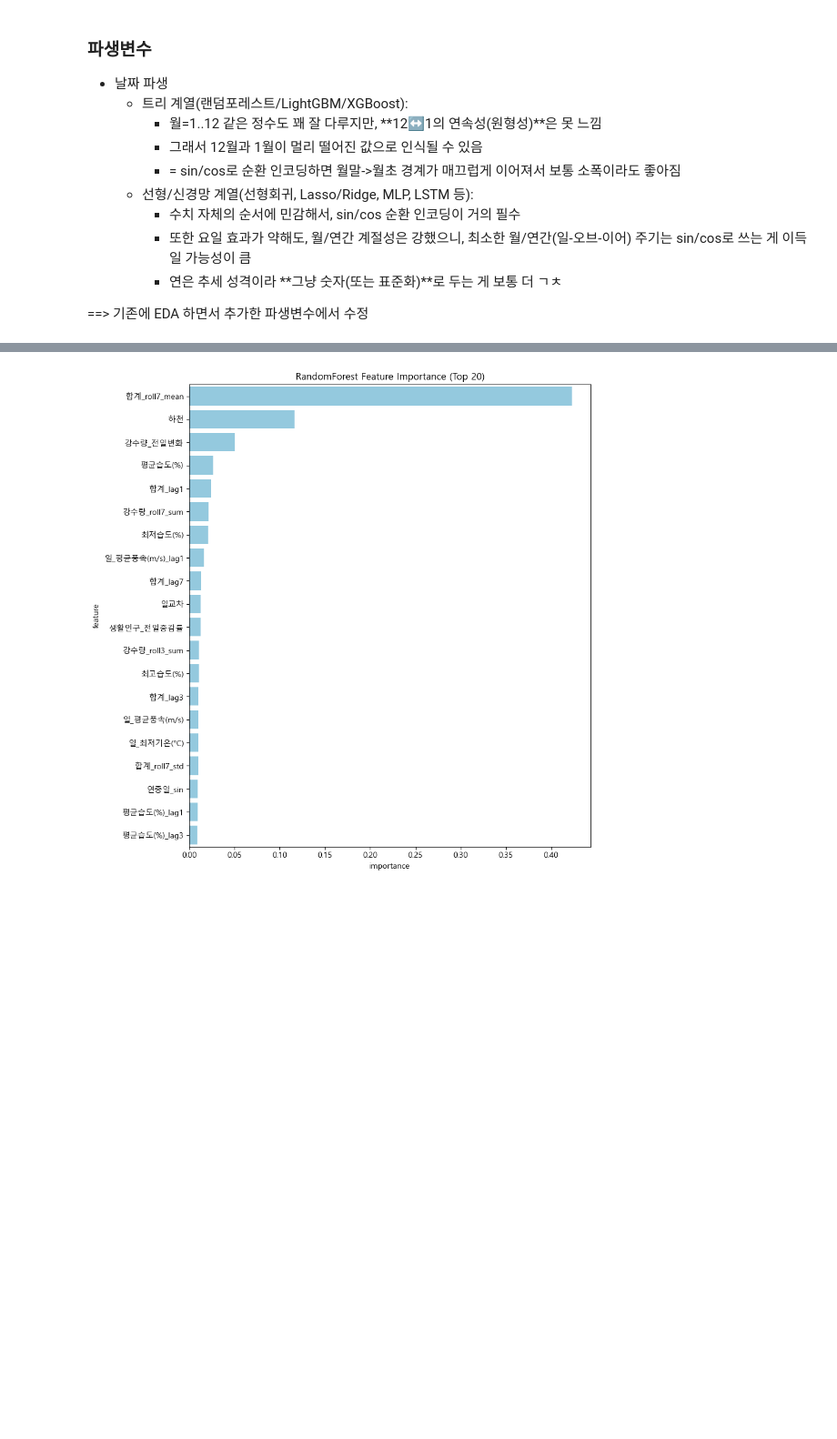
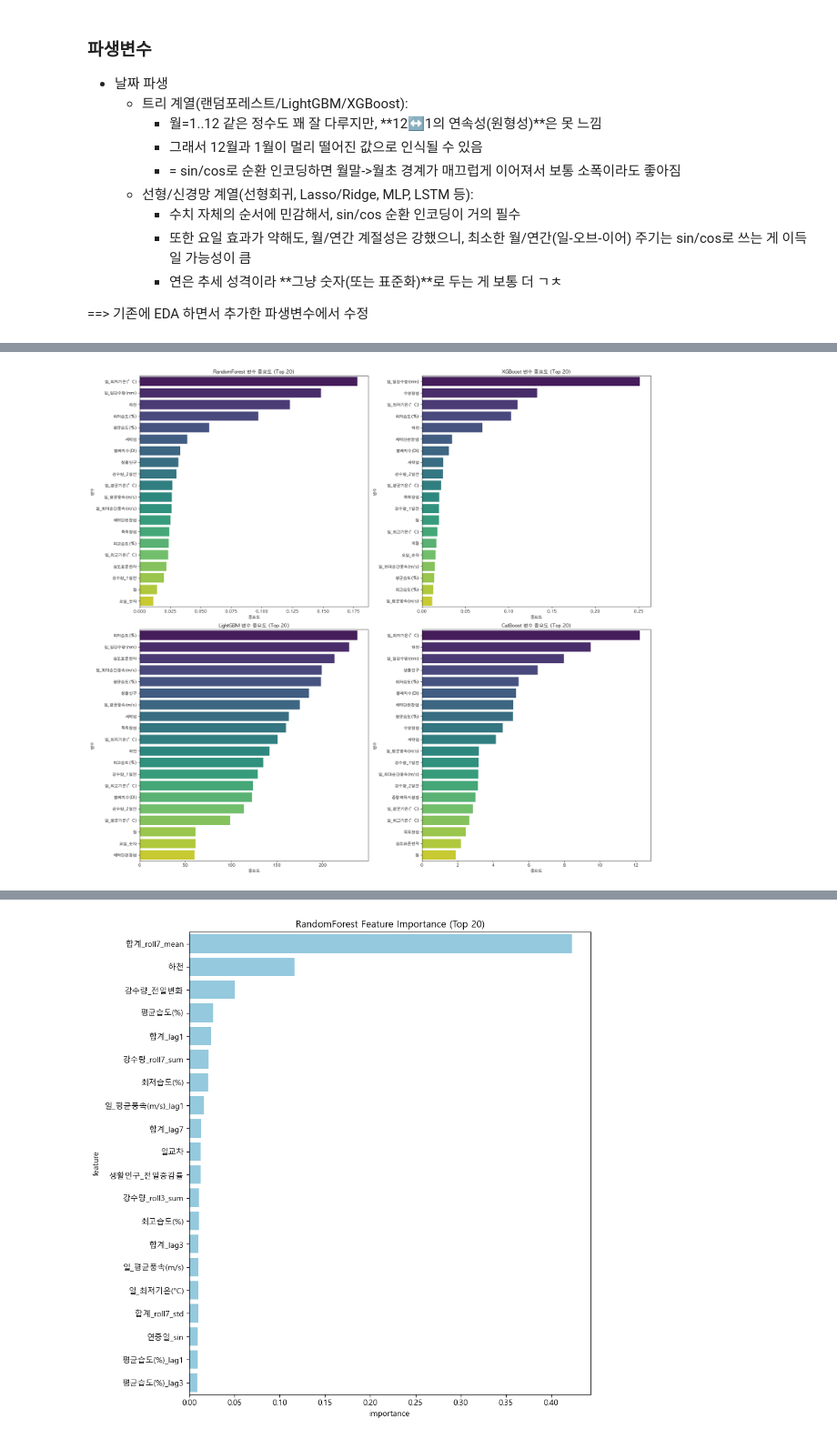
Before and after one commit to mimimoo02/youngwon, a Jupyter notebook: code/model_sewage_1day_pred.ipynb, the cells around one changed output, grey strips where cells are left out. Shown at 91% size. Drawn from its saved outputs; the diff is of its cells as text; code cells hidden in the pictures; blank space fills up the shorter version.

```diff
--- a/code/model_sewage_1day_pred.ipynb
+++ b/code/model_sewage_1day_pred.ipynb
@@ -282,0 +621,21 @@ not_use_col = [
+# %%
+'''
+from sklearn.linear_model import LinearRegression
+from lightgbm import LGBMRegressor
+from sklearn.metrics import r2_score
+
+# 1. 단순 선형 회귀 모델 학습 및 평가
+lr_model = LinearRegression()
+lr_model.fit(X_train_final, y_train)
+lr_pred = lr_model.predict(X_test_final)
+lr_r2 = r2_score(y_test, lr_pred)
+
+# 2. LightGBM 모델 학습 및 평가
+lgbm_model = LGBMRegressor(random_state=42)
+lgbm_model.fit(X_train_final, y_train)
+lgbm_pred = lgbm_model.predict(X_test_final)
+lgbm_r2 = r2_score(y_test, lgbm_pred)
+
+print(f"단순 선형 회귀 모델의 R² 점수: {lr_r2:.4f}")
+print(f"LightGBM 모델의 R² 점수:       {lgbm_r2:.4f}")
+'''
@@ -282,0 +926,24 @@ not_use_col = [
+# %%
+fig, axes = plt.subplots(nrows=2, ncols=2, figsize=(20, 18))
+axes = axes.flatten()
+tree_names = ['RandomForest', 'XGBoost', 'LightGBM', 'CatBoost']
+
+for i, name in enumerate(tree_names):
+    ax = axes[i]
+    model = models.get(name, None)
+    if model is None:
+        ax.axis('off'); ax.set_title(f"{name} 미정의"); continue
+
+    if hasattr(model, 'feature_importances_'):
+        imp = pd.Series(model.feature_importances_, index=X_train.columns).sort_values(ascending=False).head(20)
+        sns.barplot(x=imp.values, y=imp.index, ax=ax, palette='viridis', hue=imp.index, legend=False)
+        ax.set_title(f'{name} 변수 중요도 (Top 20)')
+        ax.set_xlabel('중요도')
+        ax.set_ylabel('변수')
+    else:
+        ax.axis('off'); ax.set_title(f"{name}: feature_importances_ 없음")
+
+plt.tight_layout()
+plt.show()
+# %% [output]
+[figure, added]
```
Also changed, not shown: parts of 29 cells of this notebook, 11 other files.
